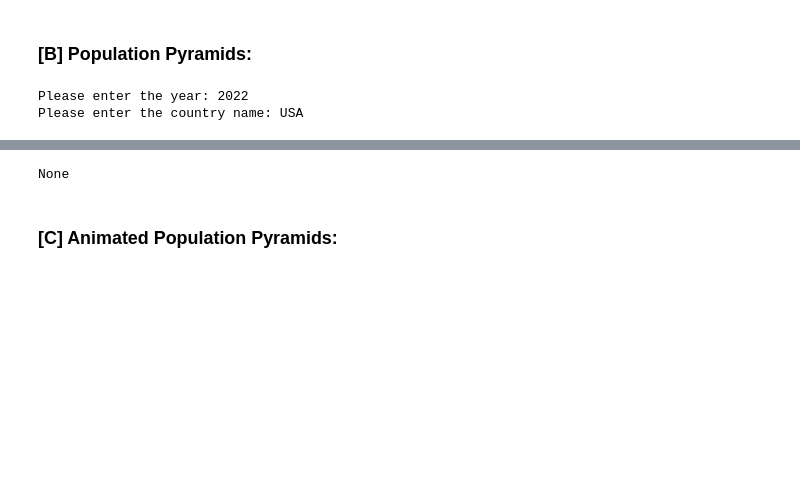
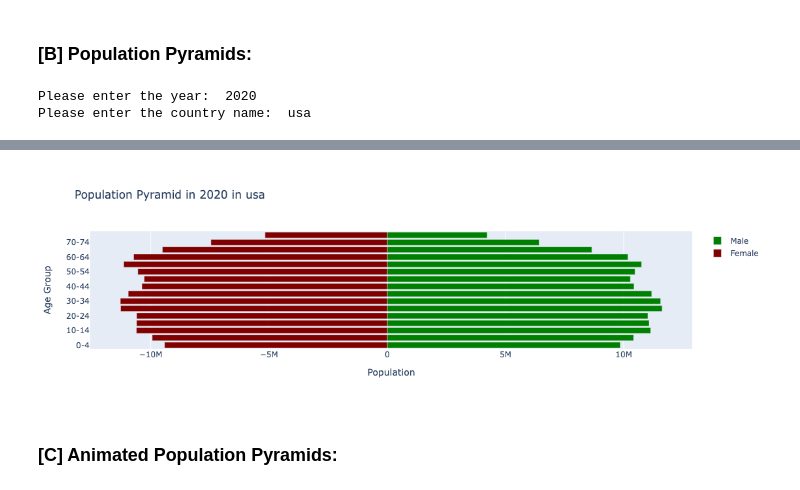
Before and after one commit to laragursoy/EEP_153_Adolphe_PROJ1, a Jupyter notebook: EEP153Project1.ipynb, the cells around one changed output, grey strips where cells are left out. Cells and saved outputs as stored; diff of their text form; code cells hidden in the pictures; blank space fills up the shorter version.

```diff
--- a/EEP153Project1.ipynb
+++ b/EEP153Project1.ipynb
@@ -277,45 +279,37 @@ for age_range_index in age_range:
 
 trace_male = go.Bar(
     x=male_population,
     y=age_groups,
     orientation='h',
     name='Male',
     marker=dict(color='green')
 )
 
 
 trace_female = go.Bar(
     x=[-x for x in female_population],
     y=age_groups,
     orientation='h',
     name='Female',
     marker=dict(color='maroon')
 )
 
 
 layout = go.Layout(
     barmode='overlay',
     title='Population Pyramid in ' + str(year_input) + " in " + str(country_input),
     xaxis=dict(title='Population'),
     yaxis=dict(title='Age Group')
 )
 
 
 fig = go.Figure(data=[trace_male, trace_female], layout=layout)
-print(iplot(fig))
-
-#import plotly.graph_objs as go
-#import plotly.offline as py
-
-
-# Instead of iplot, use plot and set the image parameter to save the plot as a .png file
-#py.plot(fig, filename='population_pyramid.html', image='png')
-#print(filename)
+iplot(fig)
 # %% [output]
-Please enter the year: 2022
-Please enter the country name: USA
+Please enter the year:  2020
+Please enter the country name:  usa
 [interactive output not drawn]
-None
+[figure, added]
 # %% [markdown]
 ### **[C] Animated Population Pyramids:**
 # %%
```
Also changed, not shown: parts of 12 cells of this notebook.
